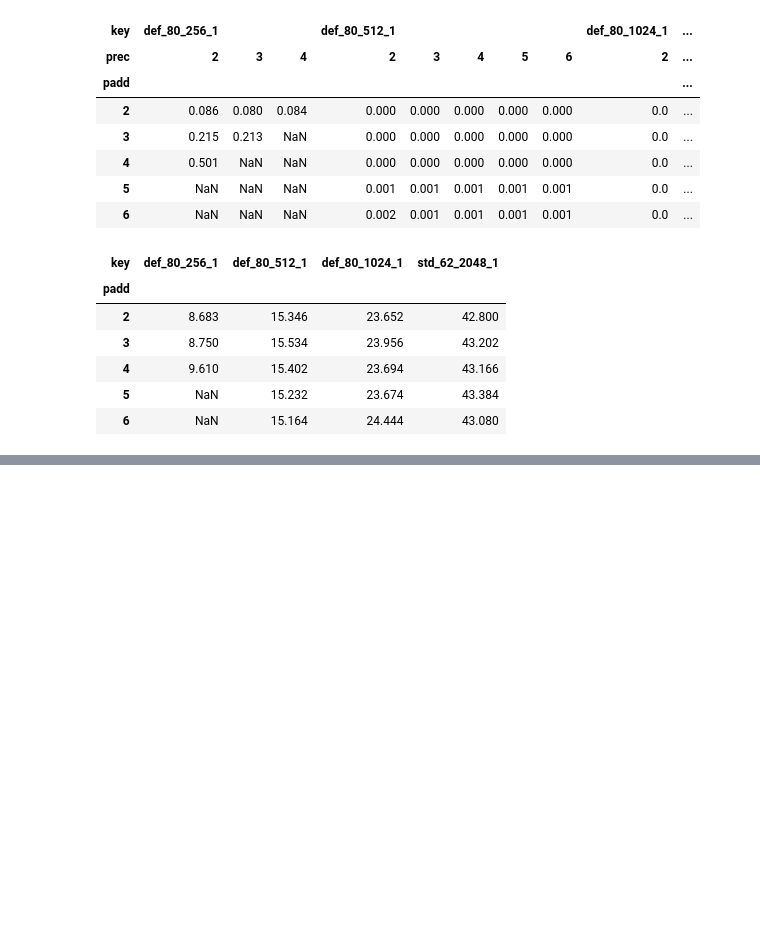
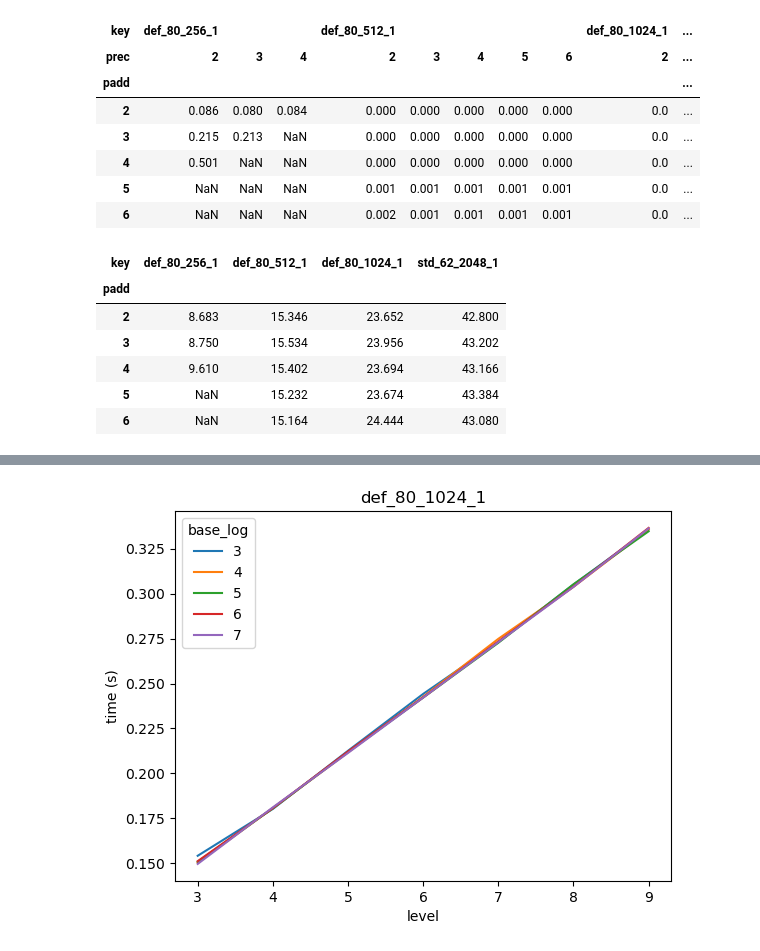
Before and after one commit to rickardbrannvall/HEIDA, a Jupyter notebook: examples/test_performance/basic_stats.ipynb, the cells around one changed output, grey strips where cells are left out. Drawn from its saved outputs; the diff is of its cells as text; code cells hidden in the pictures; blank space fills up the shorter version.

```diff
--- a/examples/test_performance/basic_stats.ipynb
+++ b/examples/test_performance/basic_stats.ipynb
@@ -568,4 +501,0 @@ tmp
-# %%
-tmp = (df2.pivot_table(values="bsk_load", index="level", columns=["poly", "base_log"])/1000.).round(1)
-#print(tmp.mean(axis=1).values)
-tmp
@@ -585,4 +501,0 @@ tmp
-# %%
-tmp = (df2.pivot_table(values="boot", index="level", columns=["poly", "base_log"])/1000.).round(1)
-#print(tmp.mean(axis=1).values)
-tmp
@@ -599,0 +875,9 @@ tmp
+# %%
+df_boot2[(df_boot2.key == "def_80_1024_1")&(df_boot2.base_log+df_boot2.level>-1)].pivot_table(
+    values="exc_time", index=["level"],
+    columns=["base_log"], aggfunc="mean").plot(xticks=df_boot2.level.unique())
+plt.ylabel("time (s)")
+plt.title("def_80_1024_1")
+plt.show()
+# %% [output]
+[figure, added]
```
Also changed, not shown: parts of 33 cells of this notebook, 12 other files.
